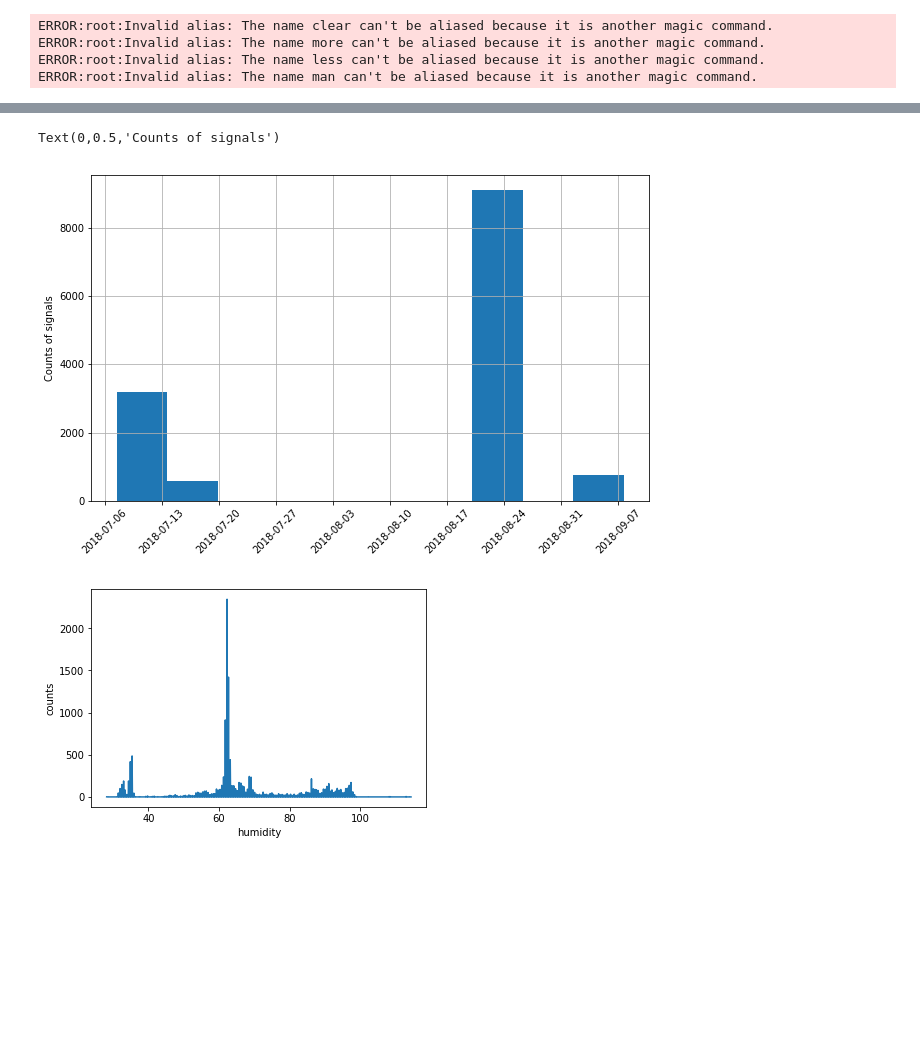
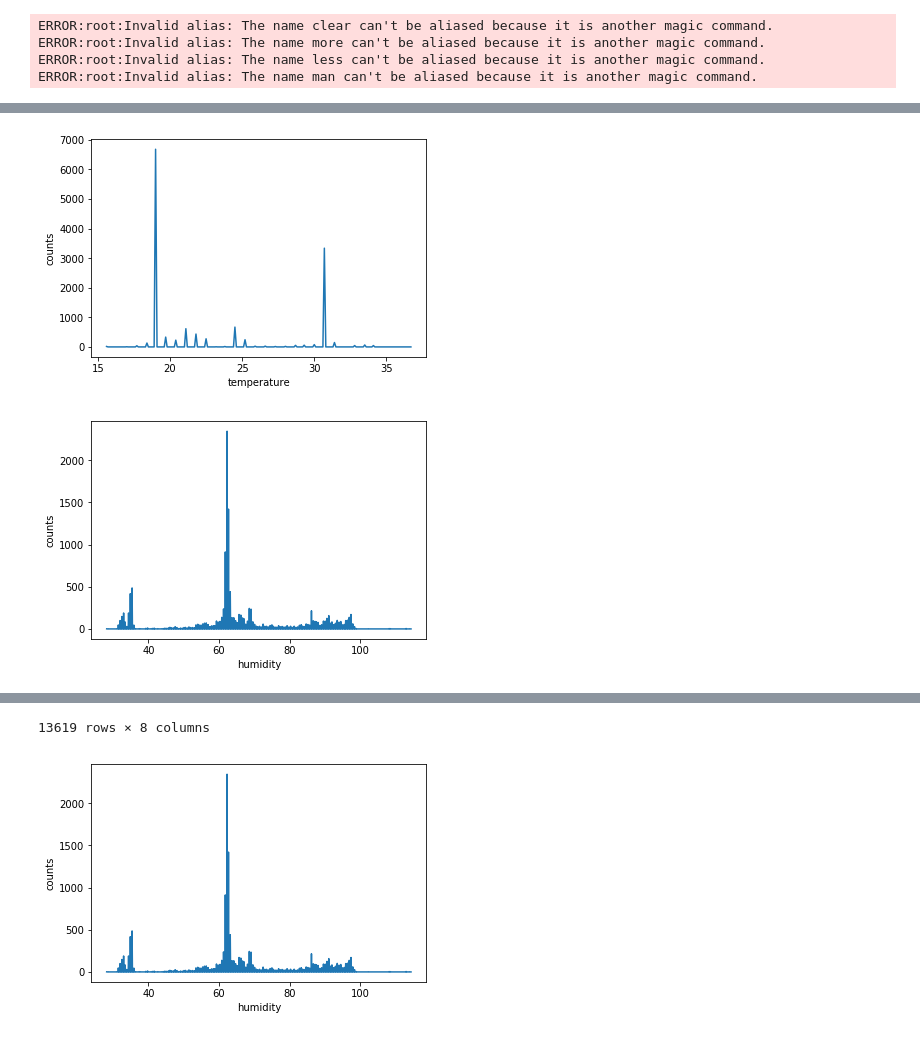
Before and after one commit to kalfasyan/wingbeat_frequencies, a Jupyter notebook: Analyzing_SDcard_data.ipynb, the cells around one changed output, grey strips where cells are left out. Drawn from its saved outputs; the diff is of its cells as text; code cells hidden in the pictures; blank space fills up the shorter version.

```diff
--- a/Analyzing_SDcard_data.ipynb
+++ b/Analyzing_SDcard_data.ipynb
@@ -50,2 +47,5 @@ Text(0.5,1,'Activity times of thomas/Suzukii')
 # %%
-df_feats = dataset.get_sensor_features(temp_humd=True)
+dataset.get_sensor_features(temp_humd=True, hist_temp=True, hist_humd=True)
+# %% [output]
+[figure, added]
+[figure, added]
@@ -52,10 +69,4 @@ df_feats = dataset.get_sensor_features(temp_humd=True)
+13619 rows × 8 columns
-# %%
-plt.figure(figsize=(10,6))
-df_feats.date.hist(xrot=45)
-plt.ylabel('Counts of signals')
-# %% [output]
-Text(0,0.5,'Counts of signals')
-[figure, removed]
 # %%
 np_hist(df_feats, 'humidity')
 # %% [output]
```
Also changed, not shown: parts of 12 cells of this notebook, 3 other files.
